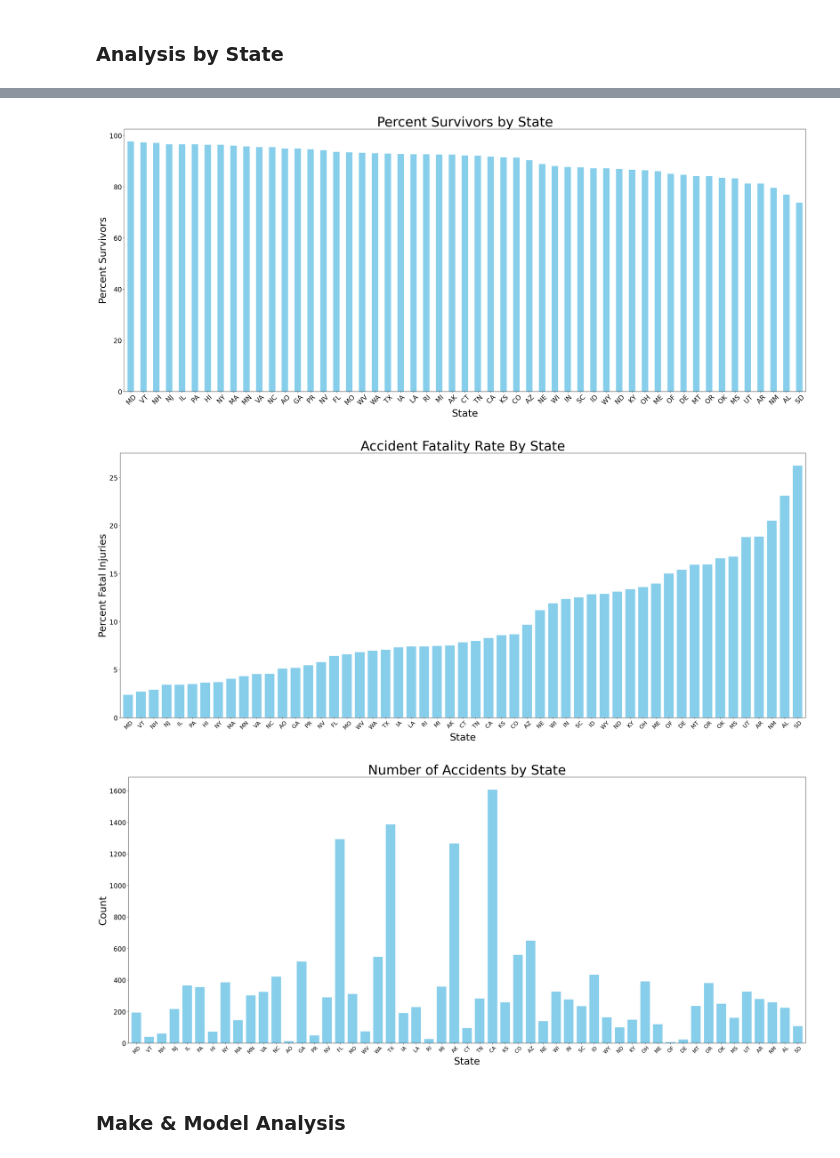
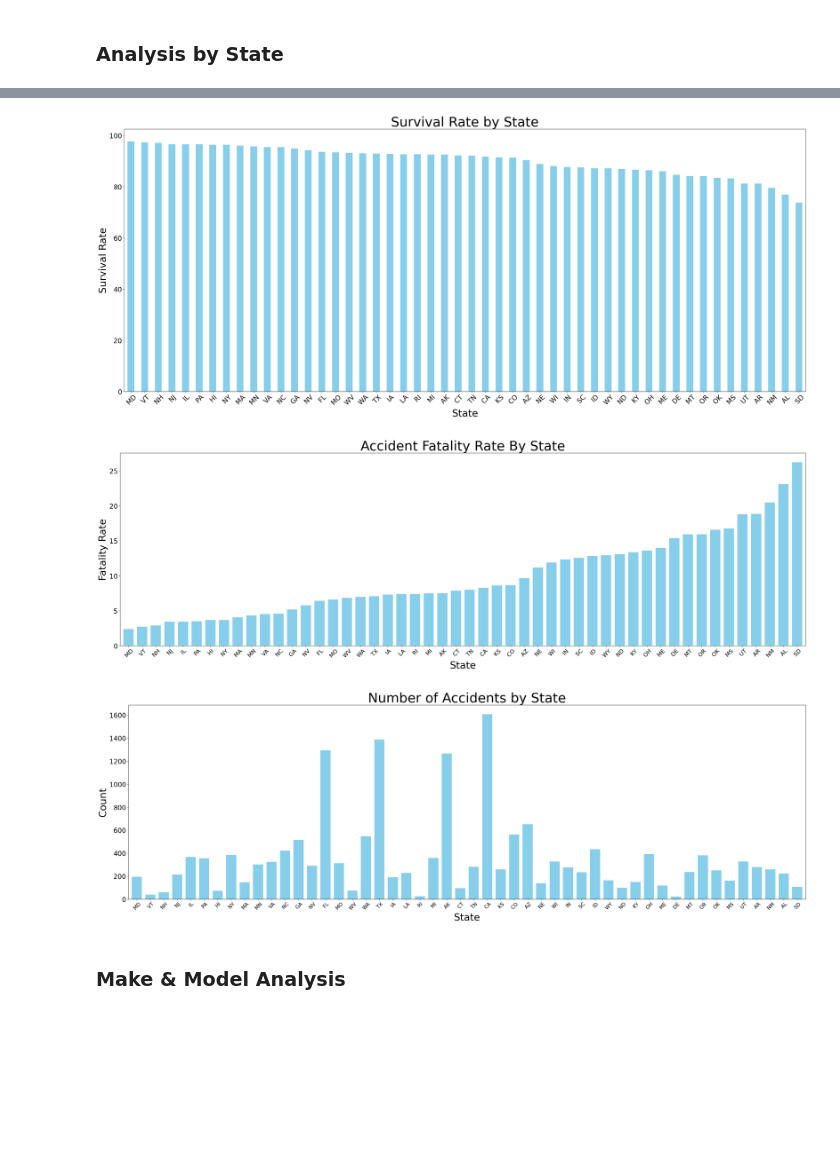
Before and after one commit to serbinaekaterinai/Aircraft-EDA-Project-, a Jupyter notebook: Phase1_Project.ipynb, the cells around one changed output, grey strips where cells are left out. Cells and saved outputs as stored; diff of their text form; code cells hidden in the pictures; blank space fills up the shorter version.

```diff
--- a/Phase1_Project.ipynb
+++ b/Phase1_Project.ipynb
@@ -118,0 +117,16 @@ Name: count, dtype: int64
+# %%
+condition_2 = (df['Aircraft Damage'] == 'Destroyed') & (df['Injury Severity'] == 'Fatal')
+values_2 = np.where(condition_2, 1, 0)
+df['Unfavorable Result'] = values_2
+# %%
+df['Make'] = df['Make'].astype(str)
+df.loc[df['Make'].str.contains('Boeing', case=False), 'Make'] = 'Boeing'
+df.loc[df['Make'].str.contains('Airbus', case=False), 'Make'] = 'Airbus'
+df.loc[df['Make'].str.contains('Bombardier', case=False), 'Make'] = 'Bombardier'
+df.loc[df['Make'].str.contains('Grunman', case=False), 'Make'] = 'Grunman'
+df.loc[df['Make'].str.contains('Air Tractor', case=False), 'Make'] = 'Air Tractor'
+df.loc[df['Make'].str.contains('Cirrus', case=False), 'Make'] = 'Cirrus'
+df.loc[df['Make'].str.contains('Mcdonnell Douglas', case=False), 'Make'] = 'Mcdonnell Douglas'
+df.loc[df['Make'].str.contains('Embraer', case=False), 'Make'] = 'Embraer'
+df.loc[df['Make'].str.contains('Douglas', case=False), 'Make'] = 'McDonnell Douglas'
+df.loc[df['Make'].str.contains('De Havilland', case=False), 'Make'] = 'Dehavilland'
@@ -122,5 +146,6 @@ Name: count, dtype: int64
 ### Analysis by State
 # %%
 df_by_state = df.groupby(by = 'State').sum(numeric_only = True)
+df_by_state.drop(['Number Of Engines', 'Month', 'Year'], axis=1, inplace=True)
 df_by_state.sort_values(by = 'Count', ascending = False).head()
 # %% [output]
@@ -153,6 +178,9 @@ df_by_state.sort_values(by='Percent Survivors', ascending=False, inplace=True)
 df_by_state = df_by_state[df_by_state['Count'] > 1].copy()
 df_by_state.reset_index(inplace=True)
 df_by_state = df_by_state[df_by_state['State'].str.strip() != 'PO'].copy()
+df_by_state = df_by_state[df_by_state['State'].str.strip() != 'AO'].copy()
+df_by_state = df_by_state[df_by_state['State'].str.strip() != 'PR'].copy()
+df_by_state = df_by_state[df_by_state['State'].str.strip() != 'OF'].copy()
 df_by_state.set_index('State', inplace=True)
 df_by_state.reset_index(inplace=True)
 df_by_state.drop(8, inplace=True)
@@ -172,30 +200,30 @@ df_by_state.head()
 plt.figure(figsize=(30,13))
 df_by_state['Percent Survivors'].plot(kind='bar', color='skyblue')
 plt.xlabel('State', fontsize=30)
-plt.ylabel('Percent Survivors', fontsize=30)
-plt.title('Percent Survivors by State', fontsize=40)
+plt.ylabel('Survival Rate', fontsize=30)
+plt.title('Survival Rate by State', fontsize=40)
 plt.xticks(rotation=45, fontsize=20)
 plt.yticks(rotation=0, fontsize=20)
 plt.tight_layout()
 plt.show()
 # %% [output]
-[figure, old version]
+[figure, new version]
 # %%
-plt.figure(figsize=(30,13))
+plt.figure(figsize=(30,10))
 df_by_state['Percent Fatal Injuries'].plot(kind='bar', color='skyblue', width=0.75)
 plt.xlabel('State', fontsize=30)
-plt.ylabel('Percent Fatal Injuries', fontsize=30)
+plt.ylabel('Fatality Rate', fontsize=30)
 plt.title('Accident Fatality Rate By State', fontsize=40)
 plt.xticks(rotation=45, fontsize=17)
 plt.yticks(rotation=0, fontsize=20)
 plt.tight_layout()
 plt.show()
 # %% [output]
-[figure, old version]
+[figure, new version]
 # %%
 
 # Create a bar plot to visualize the frequency of the top 10 'Make' values
-plt.figure(figsize=(30,13))
+plt.figure(figsize=(30,10))
 df_by_state['Count'].plot(kind='bar', color='skyblue', width=0.75)
 plt.xlabel('State', fontsize=30)
 plt.ylabel('Count', fontsize=30)
@@ -205,7 +233,7 @@ plt.yticks(rotation=0, fontsize=20)
 plt.tight_layout()
 plt.show()
 # %% [output]
-[figure, old version]
+[figure, new version]
 # %% [markdown]
 ### Make & Model Analysis
 # %%
```
Also changed, not shown: parts of 47 cells of this notebook.
